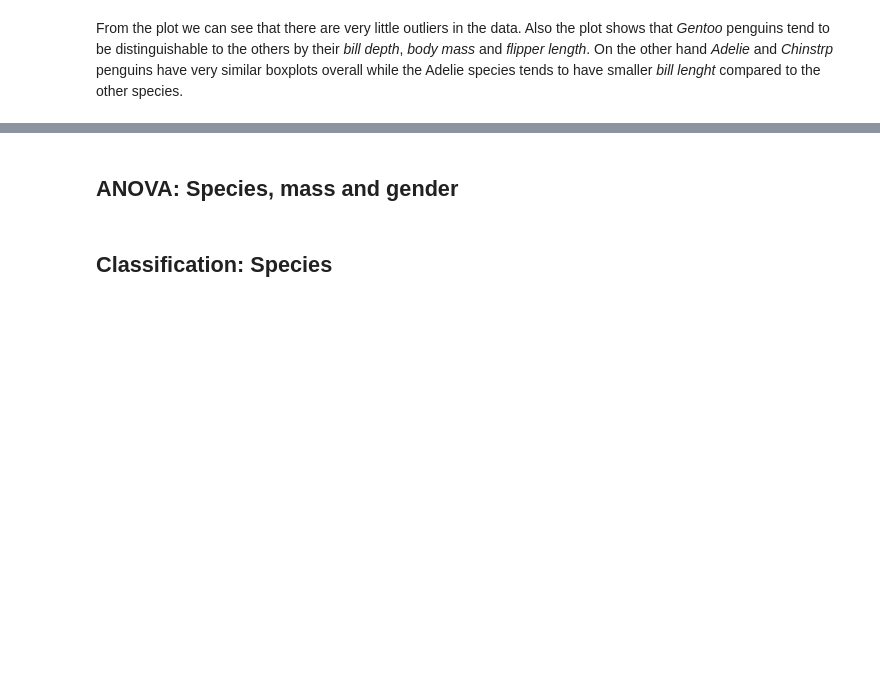
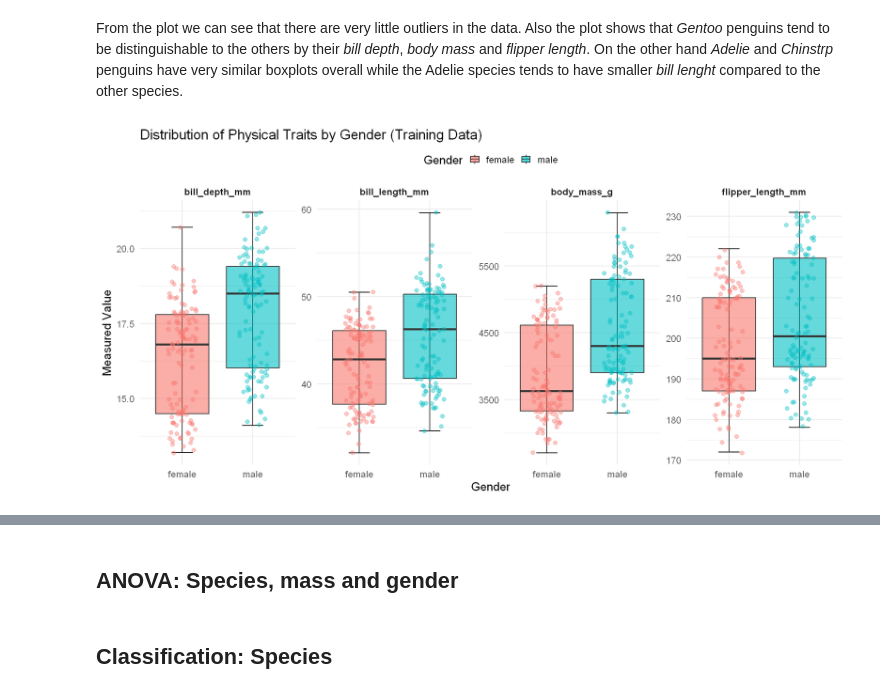
Before and after one commit to MichaelWerfring/experiment-design-project, a Jupyter notebook: penguins.ipynb, the cells around one changed output, grey strips where cells are left out. Cells and saved outputs as stored; diff of their text form; code cells hidden in the pictures; blank space fills up the shorter version.

```diff
--- a/penguins.ipynb
+++ b/penguins.ipynb
@@ -108,2 +110,24 @@ penguins_no_na |>
 # %% [markdown]
 From the plot we can see that there are very little outliers in the data. Also the plot shows that _Gentoo_ penguins tend to be distinguishable to the others by their _bill depth_, _body mass_ and _flipper length_. On the other hand _Adelie_ and _Chinstrp_ penguins have very similar boxplots overall while the Adelie species tends to have smaller _bill lenght_ compared to the other species.
+# %%
+penguins_gender <- train_set |>
+  filter(!is.na(sex)) %>%
+  pivot_longer(cols = c(bill_length_mm, bill_depth_mm, flipper_length_mm, body_mass_g),
+               names_to = "variable",
+               values_to = "value")
+
+# 3. Create the plot
+ggplot(penguins_gender, aes(x = sex, y = value, fill = sex)) +
+  stat_boxplot(geom = "errorbar", width = 0.3) +
+  geom_boxplot(outlier.shape = NA, alpha = 0.6) +
+  geom_jitter(aes(color = sex), width = 0.2, alpha = 0.4) +
+  facet_wrap(~variable, ncol = 4, scales = "free_y") +
+  theme_minimal(base_size = 18) +
+  labs(title = "Distribution of Physical Traits by Gender (Training Data)",
+       x = "Gender",
+       y = "Measured Value",
+       fill = "Gender",
+       color = "Gender") +
+  theme(legend.position = "top",strip.text = element_text(face = "bold")) # bold headers for features
+# %% [output]
+[figure, added]
```
Also changed, not shown: parts of 9 cells of this notebook.
